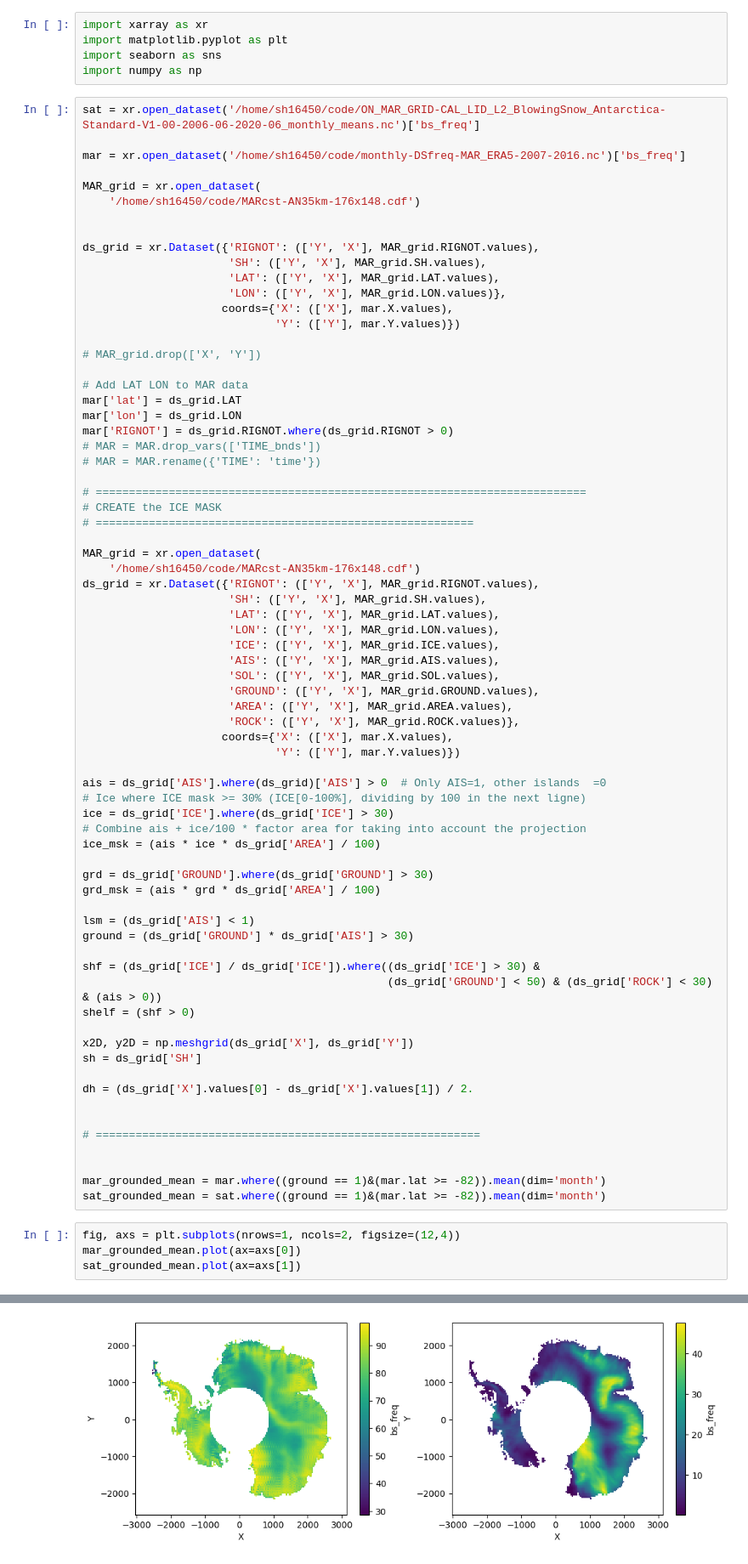
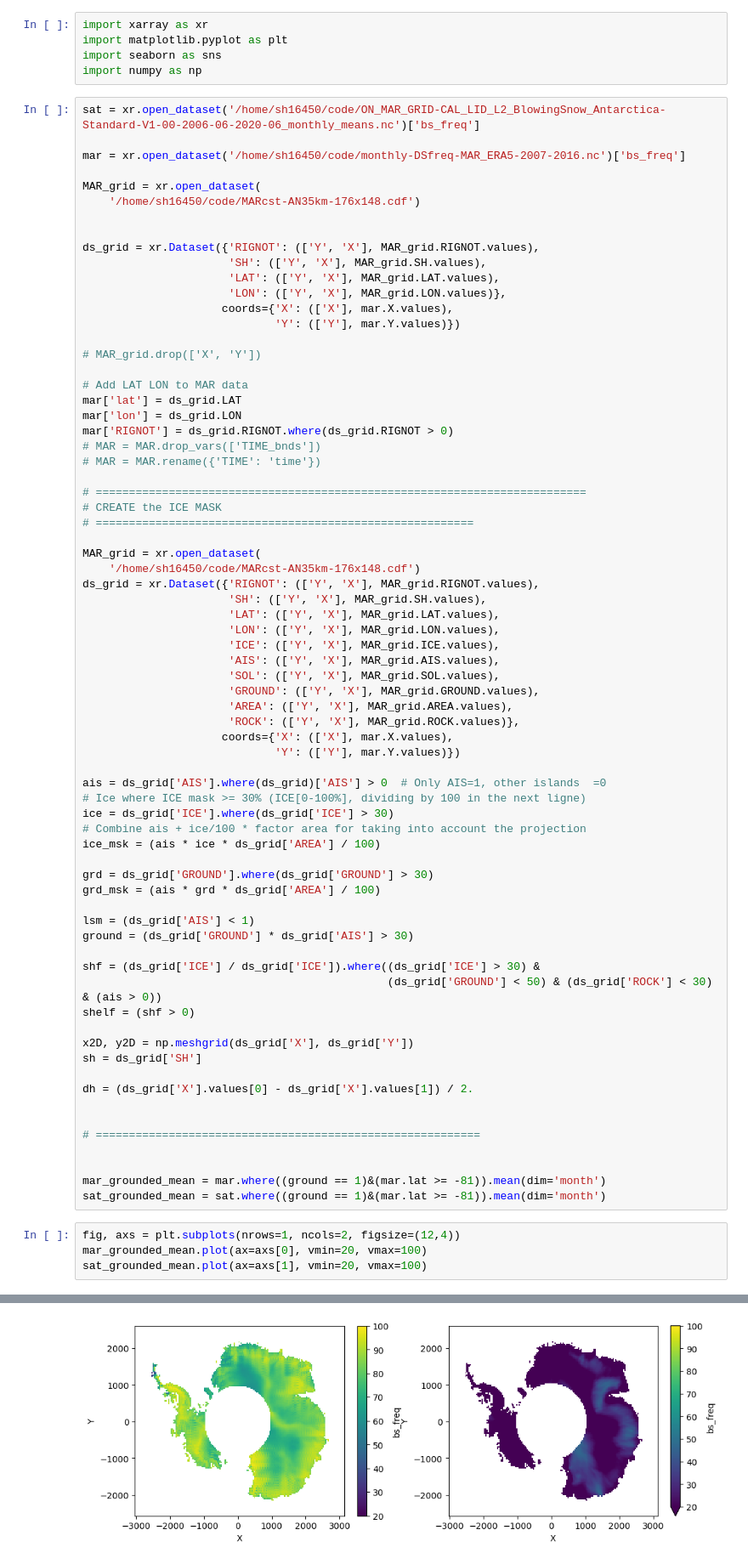
Before and after one commit to stefan-hofer/Antarctica_clouds, a Jupyter notebook: Charles/plots.ipynb, the cells around one changed output, grey strips where cells are left out. Shown: that part at 85% size. Saved outputs shown, nothing was run; the diff lists cells and outputs as text.

Commit message:
WIP: Plots of BS vs SAT

```diff
--- a/Charles/plots.ipynb
+++ b/Charles/plots.ipynb
@@ -72,12 +72,12 @@ dh = (ds_grid['X'].values[0] - ds_grid['X'].values[1]) / 2.
 # ==========================================================
 
 
-mar_grounded_mean = mar.where((ground == 1)&(mar.lat >= -82)).mean(dim='month')
-sat_grounded_mean = sat.where((ground == 1)&(mar.lat >= -82)).mean(dim='month')
+mar_grounded_mean = mar.where((ground == 1)&(mar.lat >= -81)).mean(dim='month')
+sat_grounded_mean = sat.where((ground == 1)&(mar.lat >= -81)).mean(dim='month')
 # %%
 fig, axs = plt.subplots(nrows=1, ncols=2, figsize=(12,4))
-mar_grounded_mean.plot(ax=axs[0])
-sat_grounded_mean.plot(ax=axs[1])
+mar_grounded_mean.plot(ax=axs[0], vmin=20, vmax=100)
+sat_grounded_mean.plot(ax=axs[1], vmin=20, vmax=100)
 # %% [output]
 <matplotlib.collections.QuadMesh at 0x...>
-[figure, old version]
+[figure, new version]
```
Also changed, not shown: parts of 2 cells of this notebook.
